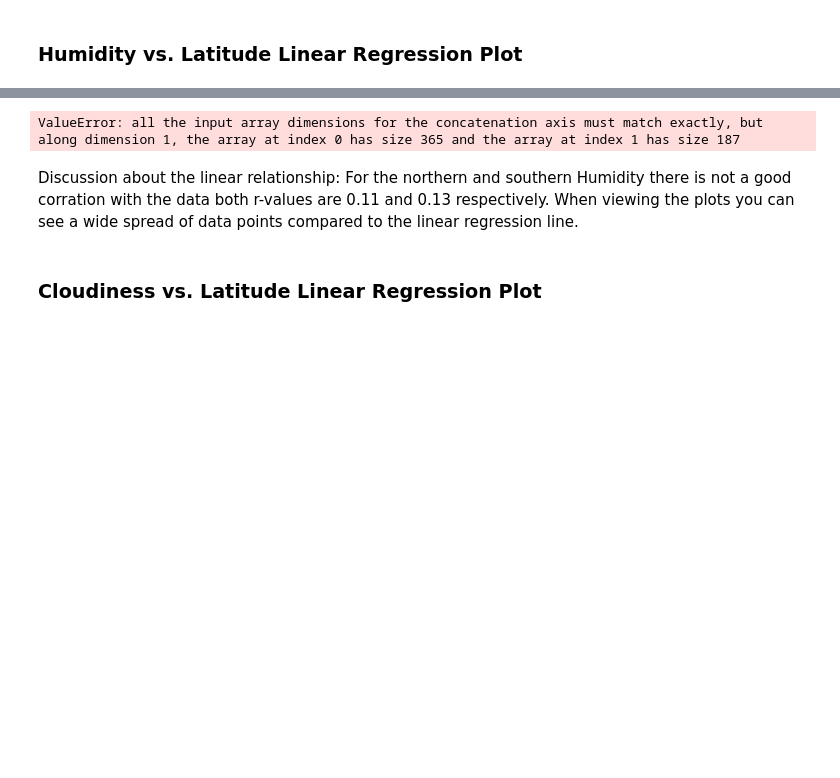
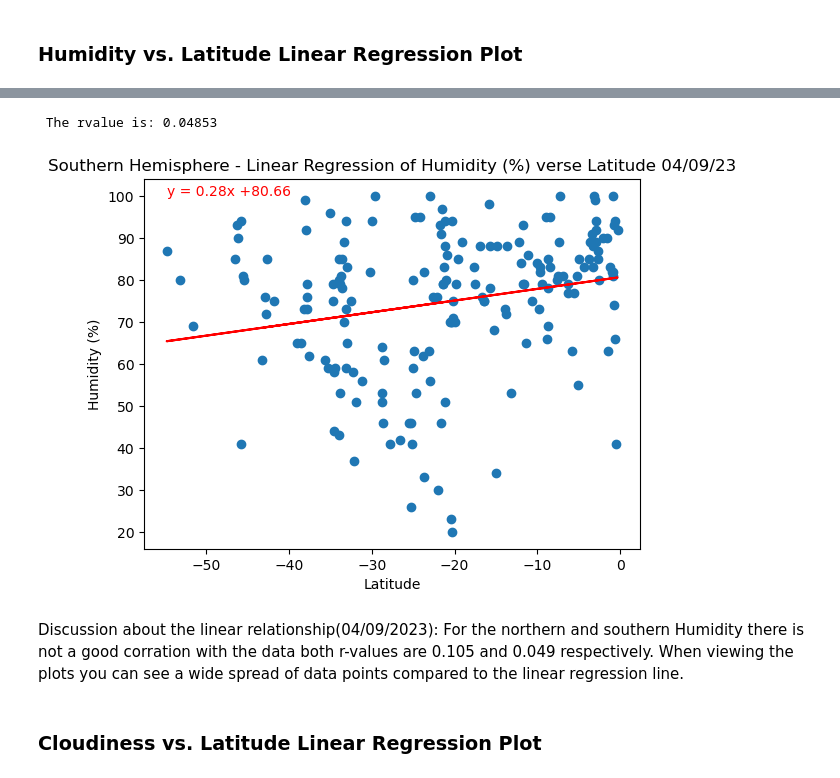
Before and after one commit to Gavin-Toole/Module-6-Python-API-Challenge, a Jupyter notebook: WeatherPy.ipynb, the cells around one changed output, grey strips where cells are left out. Saved outputs shown, nothing was run; the diff lists cells and outputs as text; code cells hidden in the pictures; blank space fills up the shorter version.

```diff
--- a/WeatherPy.ipynb
+++ b/WeatherPy.ipynb
@@ -388,18 +388,19 @@ plt.show()
 # %%
 # Southern Hemisphere
-x_vaules = southern_hemi_df["Lat"]
+x_values = southern_hemi_df["Lat"]
 y_values = southern_hemi_df["Humidity"]
 
 plot_linear_regression(x_values, y_values, "Latitude", "Humidity (%)", "Southern", (x_values.min(), y_values.max()))
 
 #save file to output_data/regression folder
 plt.savefig("output_data/regression/fig4.png")
 
 plt.show()
 # %% [output]
-ValueError: all the input array dimensions for the concatenation axis must match exactly, but along dimension 1, the array at index 0 has size 365 and the array at index 1 has size 187
+ The rvalue is: 0.04853
+[figure, added]
 # %% [markdown]
-Discussion about the linear relationship: For the northern and southern Humidity there is not a good corration with the data both r-values are 0.11 and 0.13 respectively.  When viewing the plots you can see a wide spread of data points compared to the linear regression line.
+Discussion about the linear relationship(04/09/2023): For the northern and southern Humidity there is not a good corration with the data both r-values are 0.105 and 0.049 respectively.  When viewing the plots you can see a wide spread of data points compared to the linear regression line.
 # %% [markdown]
 ### Cloudiness vs. Latitude Linear Regression Plot
 # %%
```
Also changed, not shown: parts of 21 cells of this notebook, 14 other files.
